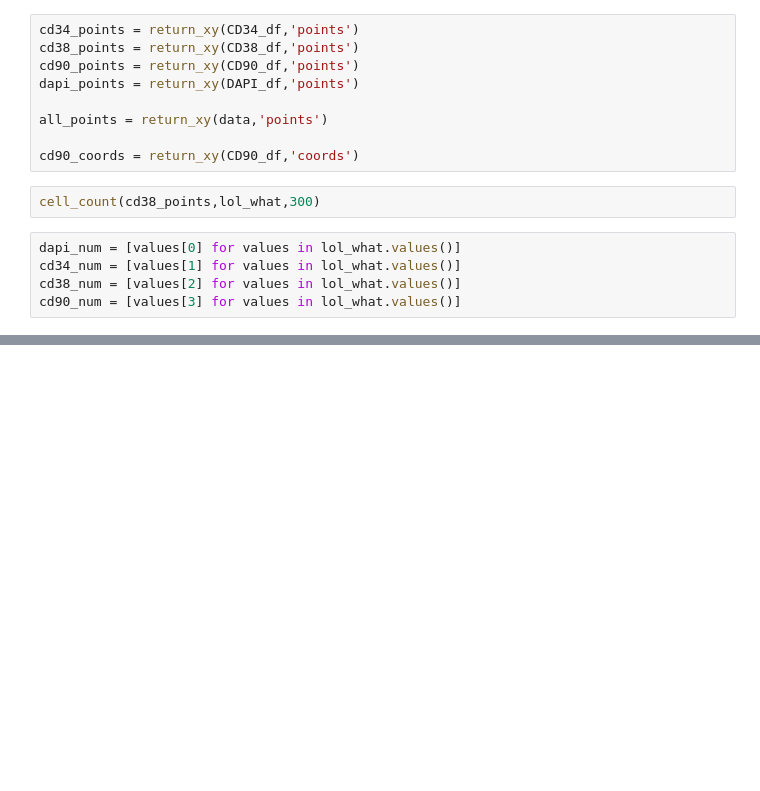
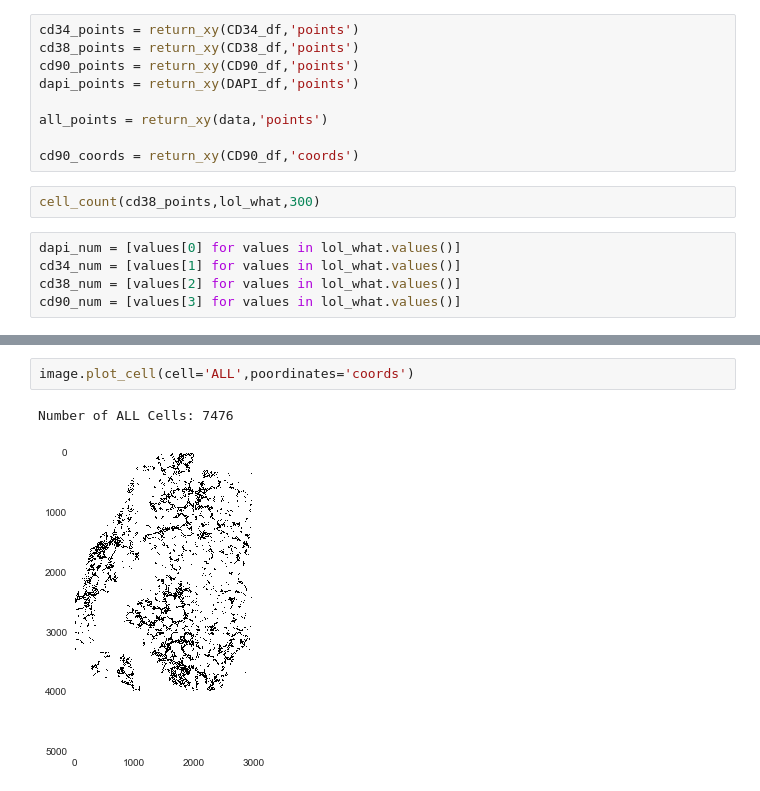
Before and after one commit to tenzinlhakhang/bone_marrow, a Jupyter notebook: bm_analysis.ipynb, the cells around one changed output, grey strips where cells are left out. Cells and saved outputs as stored; diff of their text form; blank space fills up the shorter version.

```diff
--- a/bm_analysis.ipynb
+++ b/bm_analysis.ipynb
@@ -178,0 +236,5 @@ target_0[['sepal length (cm)']]
+# %%
+image.plot_cell(cell='ALL',poordinates='coords')
+# %% [output]
+Number of ALL Cells: 7476
+[figure, added]
```
Also changed, not shown: parts of 13 cells of this notebook.
